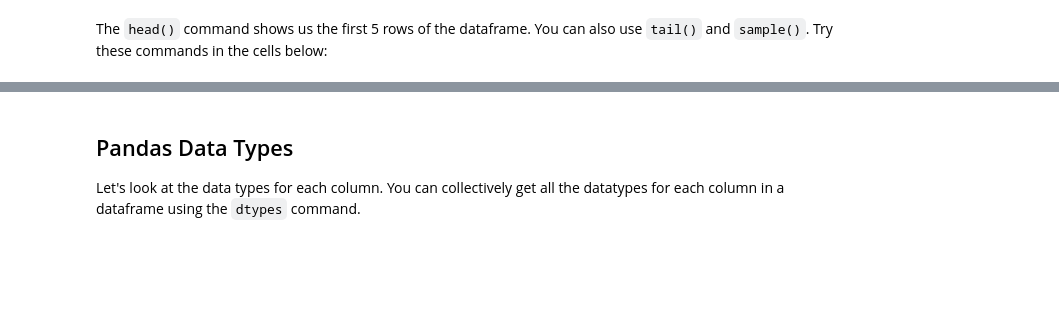
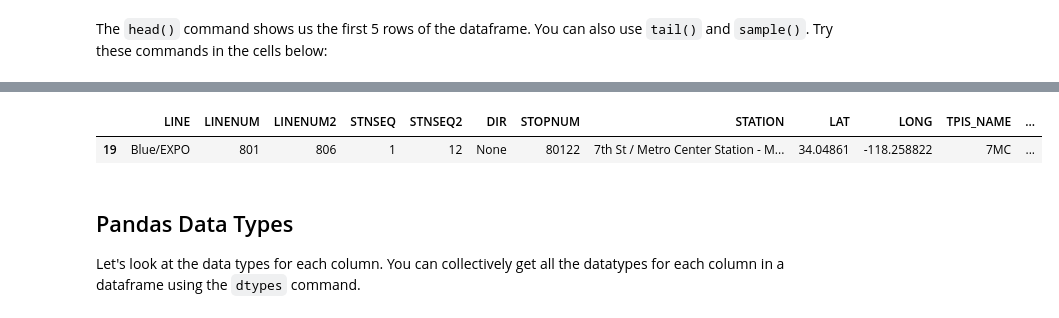
Before and after one commit to yohman/22W-UP206A, a Jupyter notebook: Weeks/Week02/W202-PythonandMetro.ipynb, the cells around one changed output, grey strips where cells are left out. Saved outputs shown, nothing was run; the diff lists cells and outputs as text; code cells hidden in the pictures; blank space fills up the shorter version.

```diff
--- a/Weeks/Week02/W202-PythonandMetro.ipynb
+++ b/Weeks/Week02/W202-PythonandMetro.ipynb
@@ -48,5 +65,9 @@ The `head()` command shows us the first 5 rows of the dataframe. You can also us
 # %%
 # try sample()
+metro.sample()
+# %% [output]
+|  | LINE | LINENUM | LINENUM2 | STNSEQ | STNSEQ2 | DIR | STOPNUM | STATION | LAT | LONG | TPIS_NAME | ... |
+| 19 | Blue/EXPO | 801 | 806 | 1 | 12 | None | 80122 | 7th St / Metro Center Station - M... | 34.04861 | -118.258822 | 7MC | ... |
 # %% [markdown]
 ## Pandas Data Types
 
```
Also changed, not shown: parts of 36 cells of this notebook.
